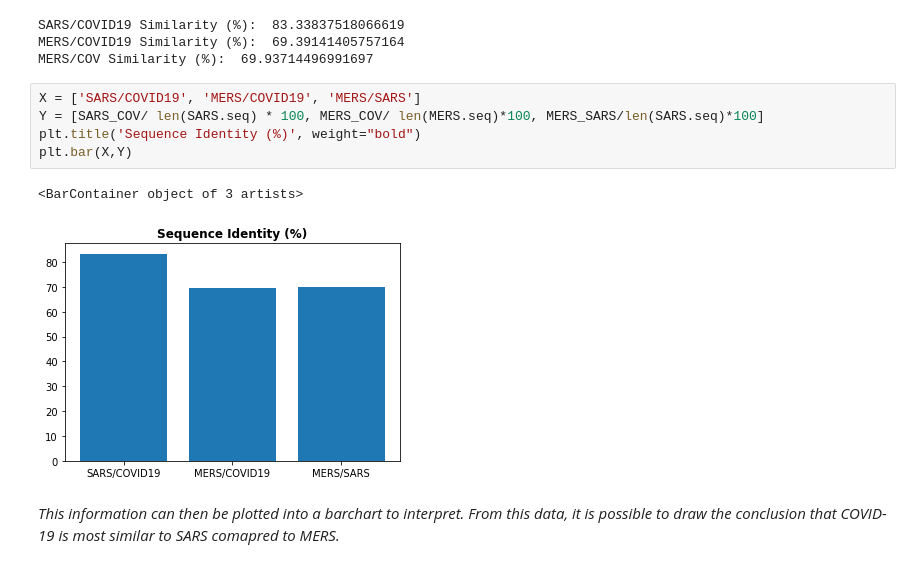
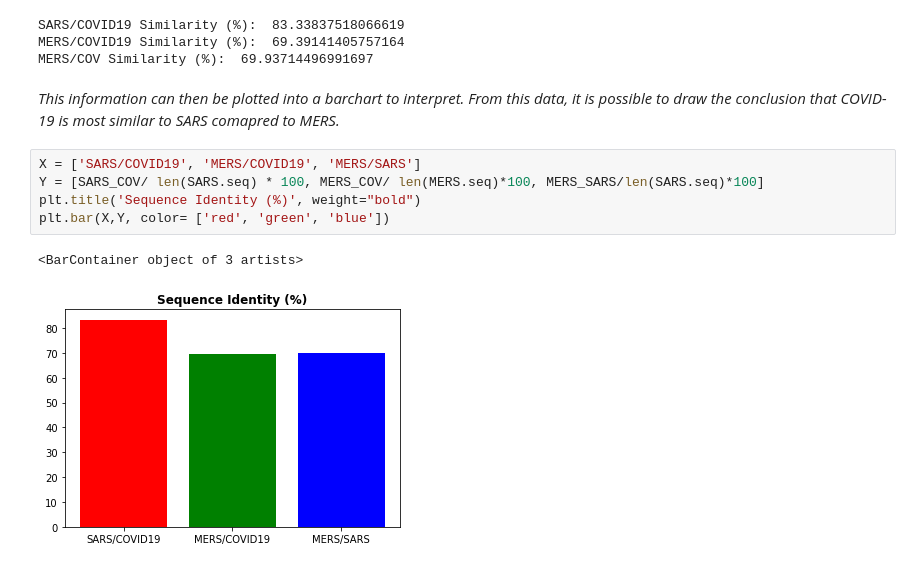
Before and after one commit to smej20/Data-Science-and-Machine-Learning-Coursework, a Jupyter notebook: COVID-19_Coursework_Development.ipynb, the cells around one changed output. Cells and saved outputs as stored; diff of their text form.

```diff
--- a/COVID-19_Coursework_Development.ipynb
+++ b/COVID-19_Coursework_Development.ipynb
@@ -414,13 +414,13 @@ print('MERS/COV Similarity (%): ', MERS_SARS / len(SARS.seq) * 100)
 SARS/COVID19 Similarity (%):  83.33837518066619
 MERS/COVID19 Similarity (%):  69.39141405757164
 MERS/COV Similarity (%):  69.93714496991697
-# %%
-X = ['SARS/COVID19', 'MERS/COVID19', 'MERS/SARS']
-Y = [SARS_COV/ len(SARS.seq) * 100, MERS_COV/ len(MERS.seq)*100, MERS_SARS/len(SARS.seq)*100]
-plt.title('Sequence Identity (%)', weight="bold")
-plt.bar(X,Y)
-# %% [output]
-<BarContainer object of 3 artists>
-[figure, removed]
 # %% [markdown]
 <i> This information can then be plotted into a barchart to interpret. From this data, it is possible to draw the conclusion that COVID-19 is most similar to SARS comapred to MERS. <i>
+# %%
+X = ['SARS/COVID19', 'MERS/COVID19', 'MERS/SARS']
+Y = [SARS_COV/ len(SARS.seq) * 100, MERS_COV/ len(MERS.seq)*100, MERS_SARS/len(SARS.seq)*100]
+plt.title('Sequence Identity (%)', weight="bold")
+plt.bar(X,Y, color= ['red', 'green', 'blue'])
+# %% [output]
+<BarContainer object of 3 artists>
+[figure, added]
```
Also changed, not shown: 1 other file.
